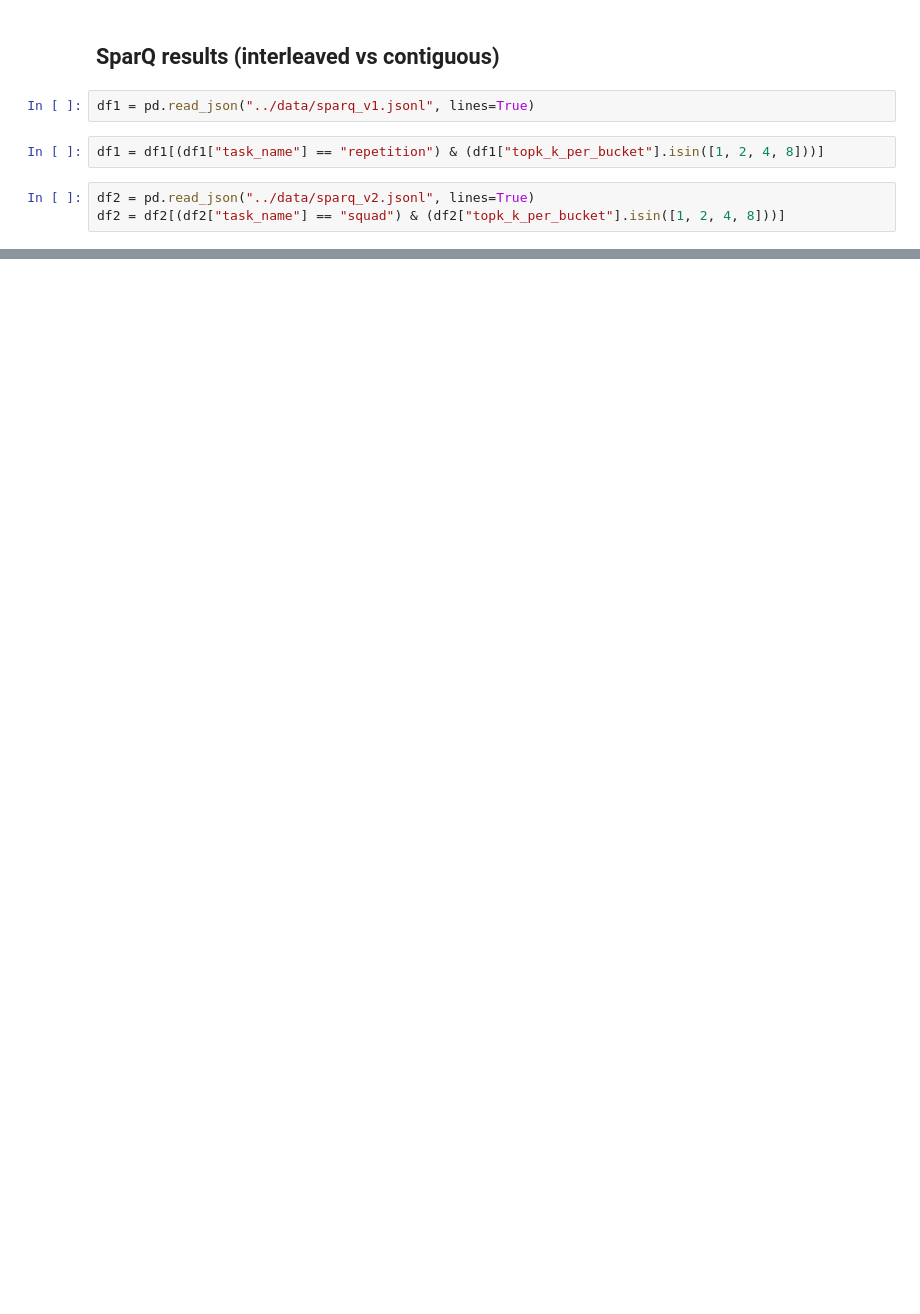
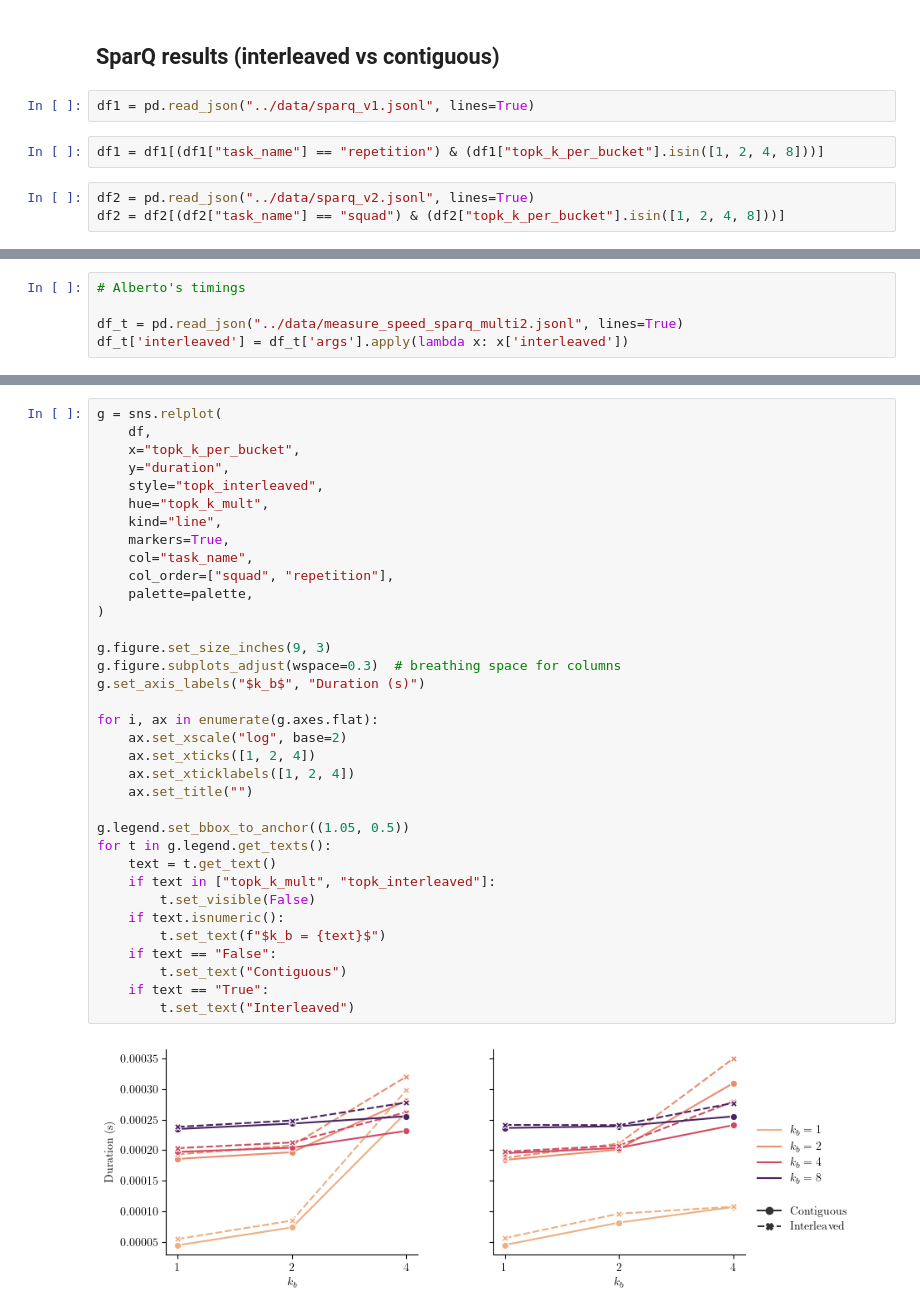
Before and after one commit to graphcore-research/pytorch-approx-topk, a Jupyter notebook: notebooks/20240913-varying-sequence-correlation-figs.ipynb, the cells around one changed output, grey strips where cells are left out. Drawn from its saved outputs; the diff is of its cells as text; blank space fills up the shorter version.

```diff
--- a/notebooks/20240913-varying-sequence-correlation-figs.ipynb
+++ b/notebooks/20240913-varying-sequence-correlation-figs.ipynb
@@ -97,0 +133,5 @@ plt.savefig("figures/appendix-correlation-sparq.pdf", bbox_inches="tight")
+# %%
+# Alberto's timings
+
+df_t = pd.read_json("../data/measure_speed_sparq_multi2.jsonl", lines=True)
+df_t['interleaved'] = df_t['args'].apply(lambda x: x['interleaved'])
@@ -97,0 +164,37 @@ plt.savefig("figures/appendix-correlation-sparq.pdf", bbox_inches="tight")
+# %%
+g = sns.relplot(
+    df,
+    x="topk_k_per_bucket",
+    y="duration",
+    style="topk_interleaved",
+    hue="topk_k_mult",
+    kind="line",
+    markers=True,
+    col="task_name",
+    col_order=["squad", "repetition"],
+    palette=palette,
+)
+
+g.figure.set_size_inches(9, 3)
+g.figure.subplots_adjust(wspace=0.3)  # breathing space for columns
+g.set_axis_labels("$k_b$", "Duration (s)")
+
+for i, ax in enumerate(g.axes.flat):
+    ax.set_xscale("log", base=2)
+    ax.set_xticks([1, 2, 4])
+    ax.set_xticklabels([1, 2, 4])
+    ax.set_title("")
+
+g.legend.set_bbox_to_anchor((1.05, 0.5))
+for t in g.legend.get_texts():
+    text = t.get_text()
+    if text in ["topk_k_mult", "topk_interleaved"]:
+        t.set_visible(False)
+    if text.isnumeric():
+        t.set_text(f"$k_b = {text}$")
+    if text == "False":
+        t.set_text("Contiguous")
+    if text == "True":
+        t.set_text("Interleaved")
+# %% [output]
+[figure, added]
```
Also changed, not shown: parts of 6 cells of this notebook, 1 other file.
